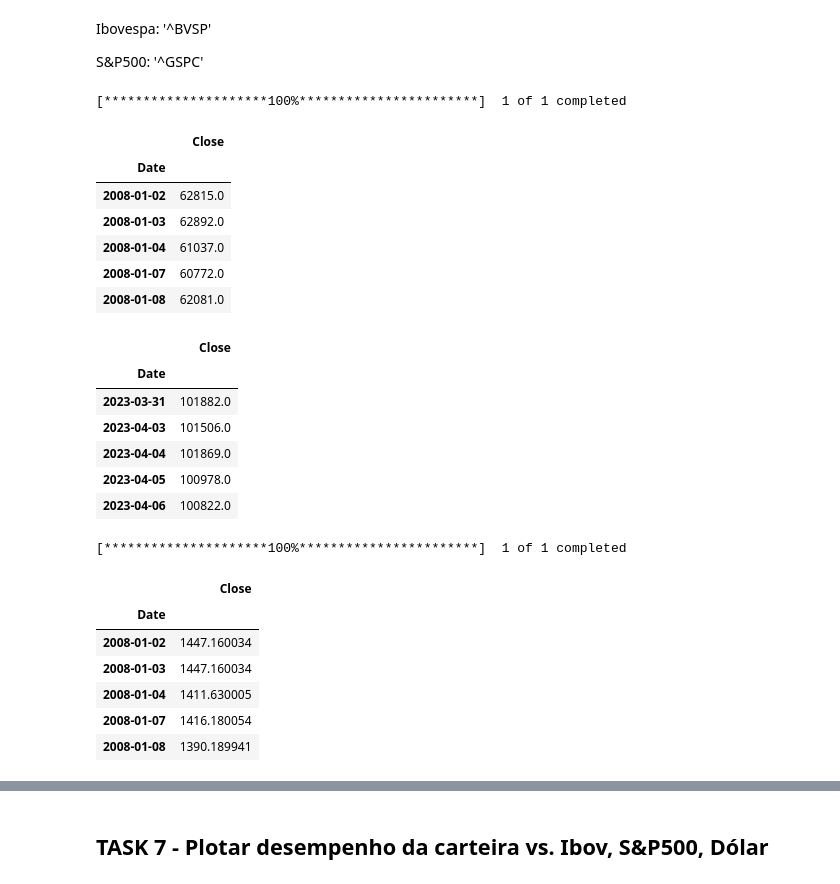
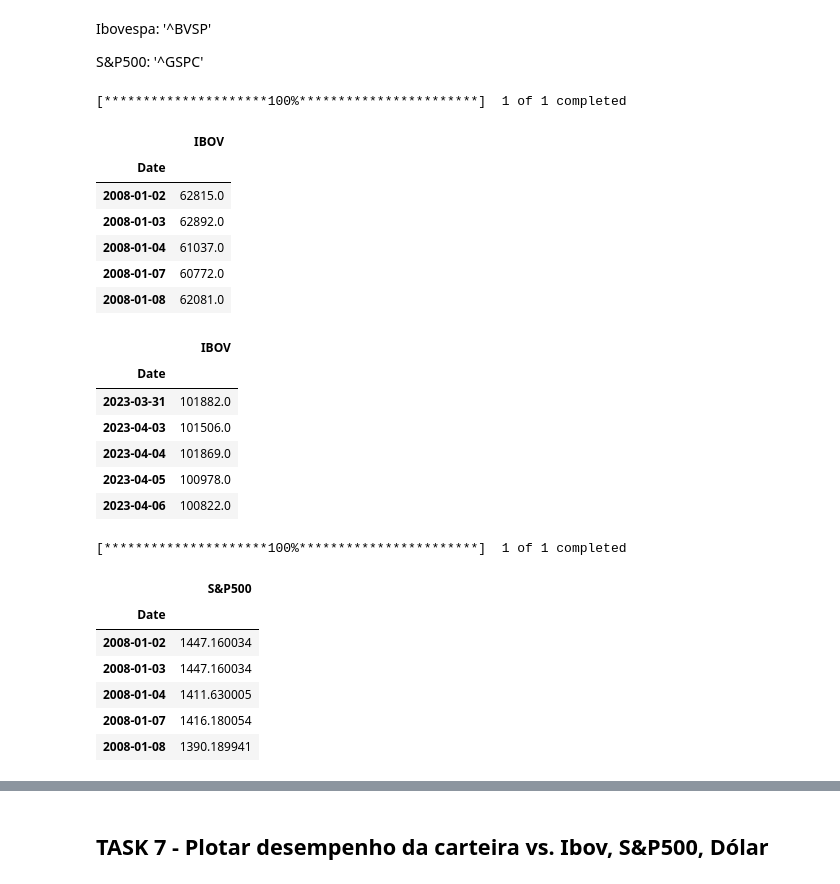
Before and after one commit to matheuslbrito/Estudos, a Jupyter notebook: ExercícioMentoria2.ipynb, the cells around one changed output, grey strips where cells are left out. Saved outputs shown, nothing was run; the diff lists cells and outputs as text; code cells hidden in the pictures.

```diff
--- a/ExercícioMentoria2.ipynb
+++ b/ExercícioMentoria2.ipynb
@@ -335,12 +340,16 @@ S&P500: '^GSPC'
 # %%
 BVSP = yf.download('^BVSP', start = '2008-01-02', end = '2023-04-07')
 
 BVSP.drop(['Open','High','Low','Adj Close','Volume'], axis = 1, inplace = True)
 
+BVSP.rename(columns={'Close': 'IBOV'}, inplace=True)
+
+BVSP = BVSP.reindex(equities.index)
+
 BVSP.head()
 # %% [output]
 [*********************100%***********************]  1 of 1 completed
-|  | Close |
+|  | IBOV |
 | Date |  |
 | 2008-01-02 | 62815.0 |
 | 2008-01-03 | 62892.0 |
@@ -350,7 +359,7 @@ BVSP.head()
 # %%
 BVSP.tail()
 # %% [output]
-|  | Close |
+|  | IBOV |
 | Date |  |
 | 2023-03-31 | 101882.0 |
 | 2023-04-03 | 101506.0 |
@@ -362,10 +371,14 @@ SP500 = yf.download('^GSPC', start = '2008-01-02', end = '2023-04-07')
 
 SP500.drop(['Open','High','Low','Adj Close','Volume'], axis = 1, inplace = True)
 
+SP500.rename(columns={'Close': 'S&P500'}, inplace=True)
+
+SP500 = SP500.reindex(equities.index)
+
 SP500.head()
 # %% [output]
 [*********************100%***********************]  1 of 1 completed
-|  | Close |
+|  | S&P500 |
 | Date |  |
 | 2008-01-02 | 1447.160034 |
 | 2008-01-03 | 1447.160034 |
```
Also changed, not shown: parts of 14 cells of this notebook.
